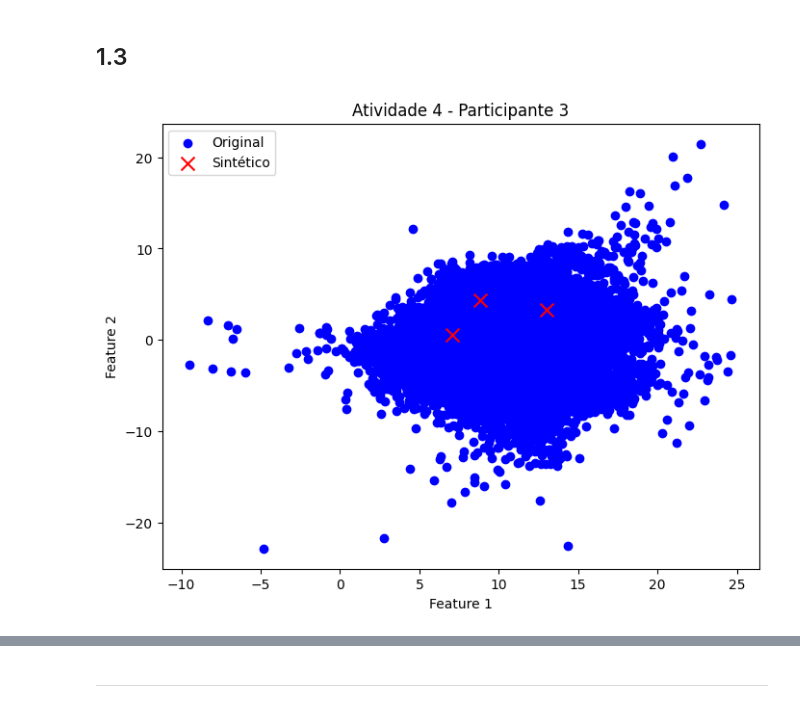
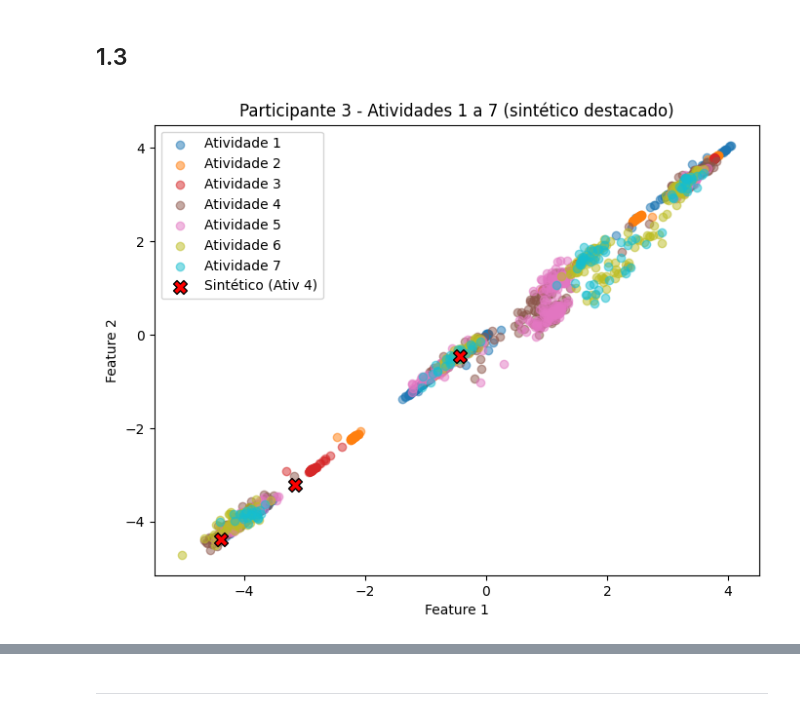
Before and after one commit to r3ber/ecac, a Jupyter notebook: TP2/tp2.ipynb, the cells around one changed output, grey strips where cells are left out. Saved outputs shown, nothing was run; the diff lists cells and outputs as text; code cells hidden in the pictures.

```diff
--- a/TP2/tp2.ipynb
+++ b/TP2/tp2.ipynb
@@ -127,34 +148,42 @@ Shape dataset_augmented: (3930878, 10)
 # %%
 # Filtrar apenas participante 3
 participant_id = 3
-mask_participant = data[:, 0] == participant_id
-data_participant = data[mask_participant]
+mask_participant = feature_dataset[:, 0] == participant_id
+data_participant = feature_dataset[mask_participant]
 
 # Separar features e label
-feature_cols = list(range(2, 11))  # sensores
-X_part = data_participant[:, feature_cols]
-y_part = data_participant[:, 12].astype(int)
+X_part = data_participant[:, 1:-1]
+y_part = data_participant[:, -1].astype(int)
 
 # Gerar 3 novas amostras para atividade 4
 activity_label = 4
 data_augmented = generate_smote_samples(X_part, y_part, activity_label=activity_label, K=3)
 
-# --- 5. Separar exemplos ---
-data_activity_original = data_participant[data_participant[:, 12] == activity_label]
-num_original = data_activity_original.shape[0]
+# apenas as 2 primeiras features
+features_to_plot = [0, 1]
 
-data_activity_augmented = data_augmented[data_augmented[:, -1] == activity_label]
-original_samples = data_activity_augmented[:num_original]
-synthetic_samples = data_activity_augmented[num_original:]
 
-# Plotar o pedido
+#cada atividade tem uma cor dif
+unique_activities = np.unique(y_part)
 plt.figure(figsize=(8,6))
-plt.scatter(original_samples[:, 1], original_samples[:, 2], color='blue', label='Original')
-plt.scatter(synthetic_samples[:, 1], synthetic_samples[:, 2], color='red', label='Sintético', marker='x', s=100)
+colors = plt.cm.get_cmap('tab10', len(unique_activities))  # mapa de cores
+for i, act in enumerate(unique_activities):
+    act_mask = y_part == act
+    plt.scatter(X_part[act_mask, features_to_plot[0]],
+                X_part[act_mask, features_to_plot[1]],
+                color=colors(i), label=f'Atividade {act}', alpha=0.5)
+
+# Separar amostras sintéticas da atividade 4
+#synthetic_samples = data_augmented[-3:, :]  #3 sinteticas
+synthetic_samples = data_augmented[data_augmented[:, -1] == activity_label][-3:, :]
+plt.scatter(synthetic_samples[:, features_to_plot[0]],
+            synthetic_samples[:, features_to_plot[1]],
+            color='red', edgecolor='black', label='Sintético (Ativ 4)', s=100, marker='X')
+
 plt.xlabel('Feature 1')
 plt.ylabel('Feature 2')
-plt.title(f'Atividade {activity_label} - Participante {participant_id}')
+plt.title(f'Participante {participant_id} - Atividades 1 a 7 (sintético destacado)')
 plt.legend()
 plt.show()
 # %% [output]
-[figure, old version]
+[figure, new version]
```
Also changed, not shown: parts of 8 cells of this notebook, 1 other file.
